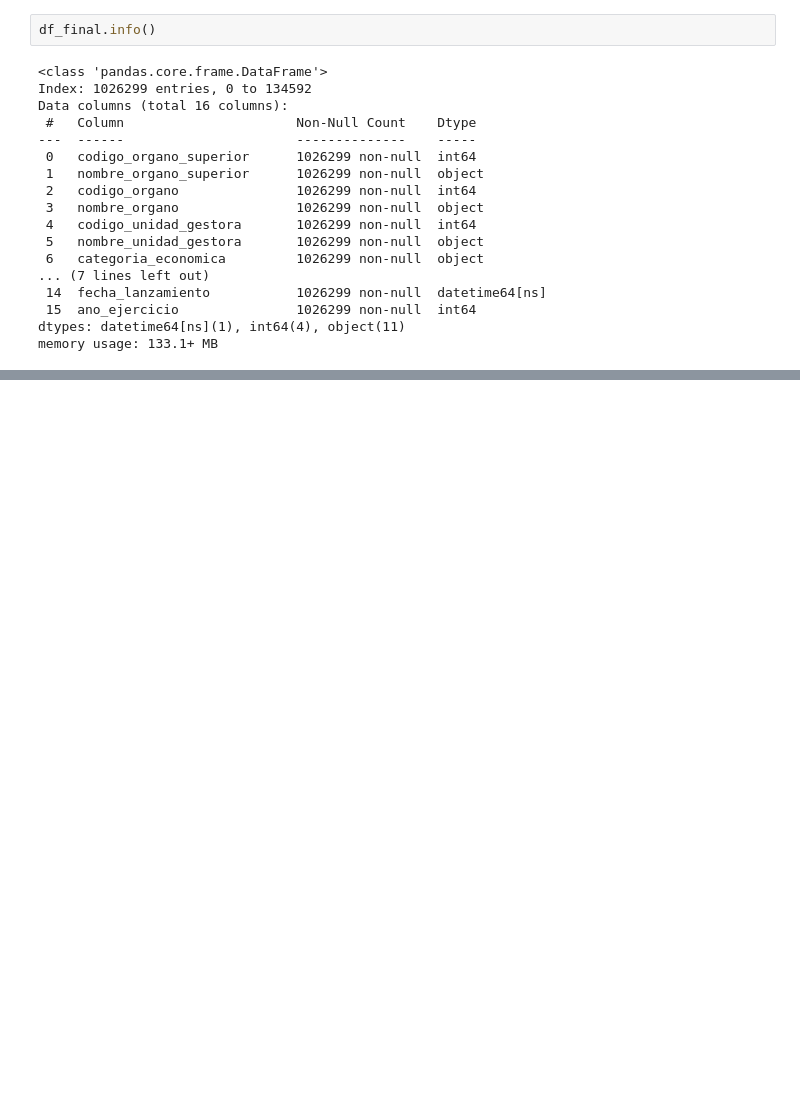
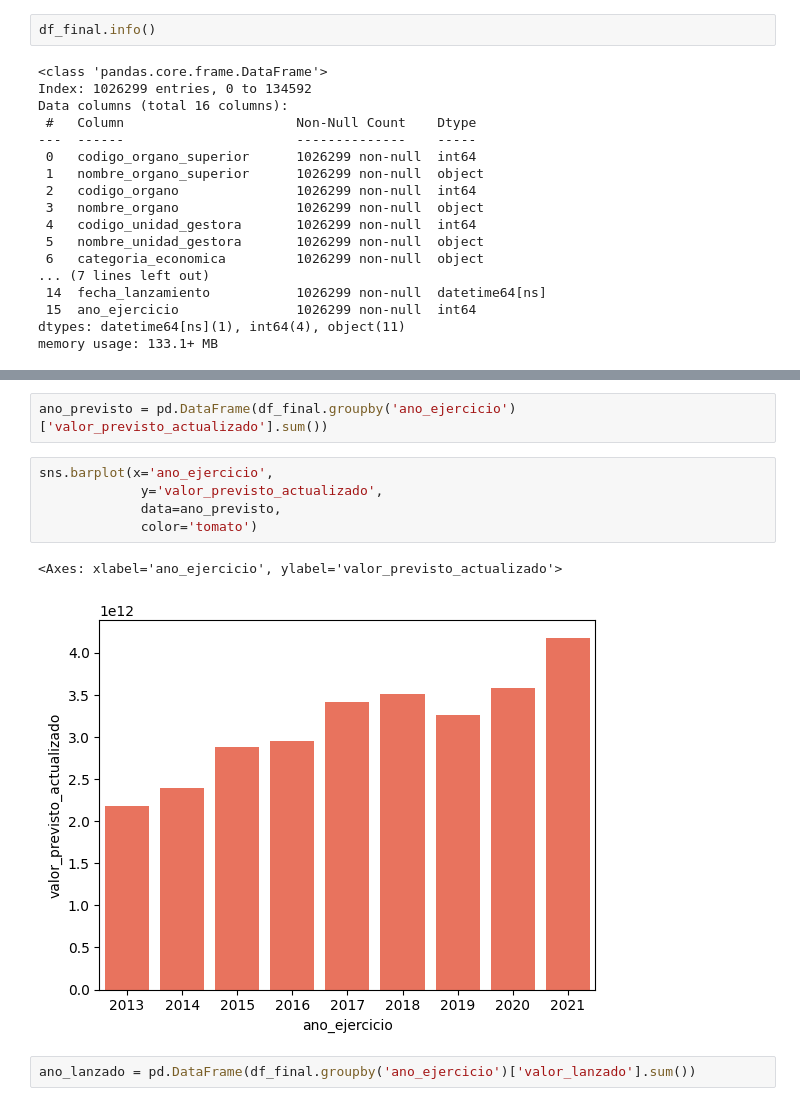
Before and after one commit to luisjimse/Proyecto2-Ingresos-Publicos-Brasil, a Jupyter notebook: ingresos_publicos_brasil.ipynb, the cells around one changed output, grey strips where cells are left out. Saved outputs shown, nothing was run; the diff lists cells and outputs as text; blank space fills up the shorter version.

```diff
--- a/ingresos_publicos_brasil.ipynb
+++ b/ingresos_publicos_brasil.ipynb
@@ -300,0 +457,12 @@ df_final.head(5)
+# %%
+ano_previsto = pd.DataFrame(df_final.groupby('ano_ejercicio')['valor_previsto_actualizado'].sum())
+# %%
+sns.barplot(x='ano_ejercicio',
+             y='valor_previsto_actualizado',
+             data=ano_previsto,
+             color='tomato')
+# %% [output]
+<Axes: xlabel='ano_ejercicio', ylabel='valor_previsto_actualizado'>
+[figure, added]
+# %%
+ano_lanzado = pd.DataFrame(df_final.groupby('ano_ejercicio')['valor_lanzado'].sum())
```
Also changed, not shown: parts of 23 cells of this notebook, 1 other file.
